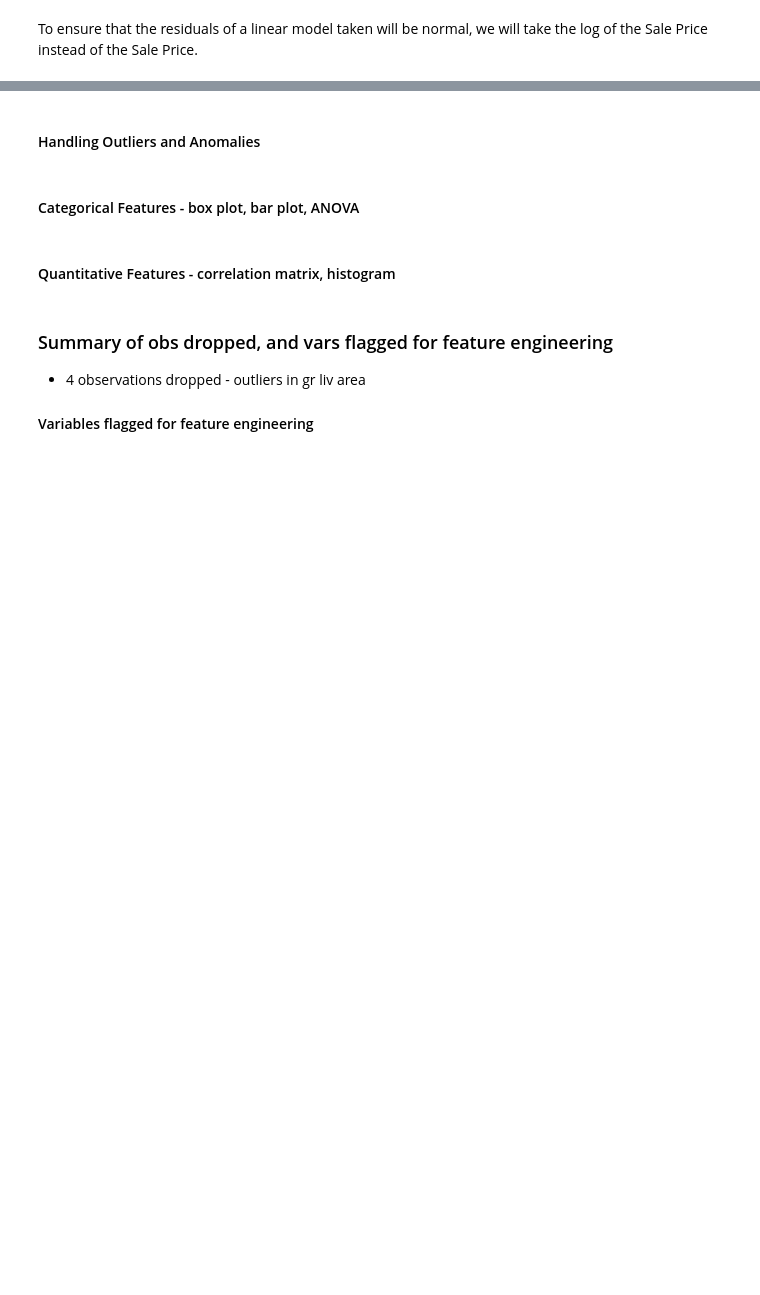
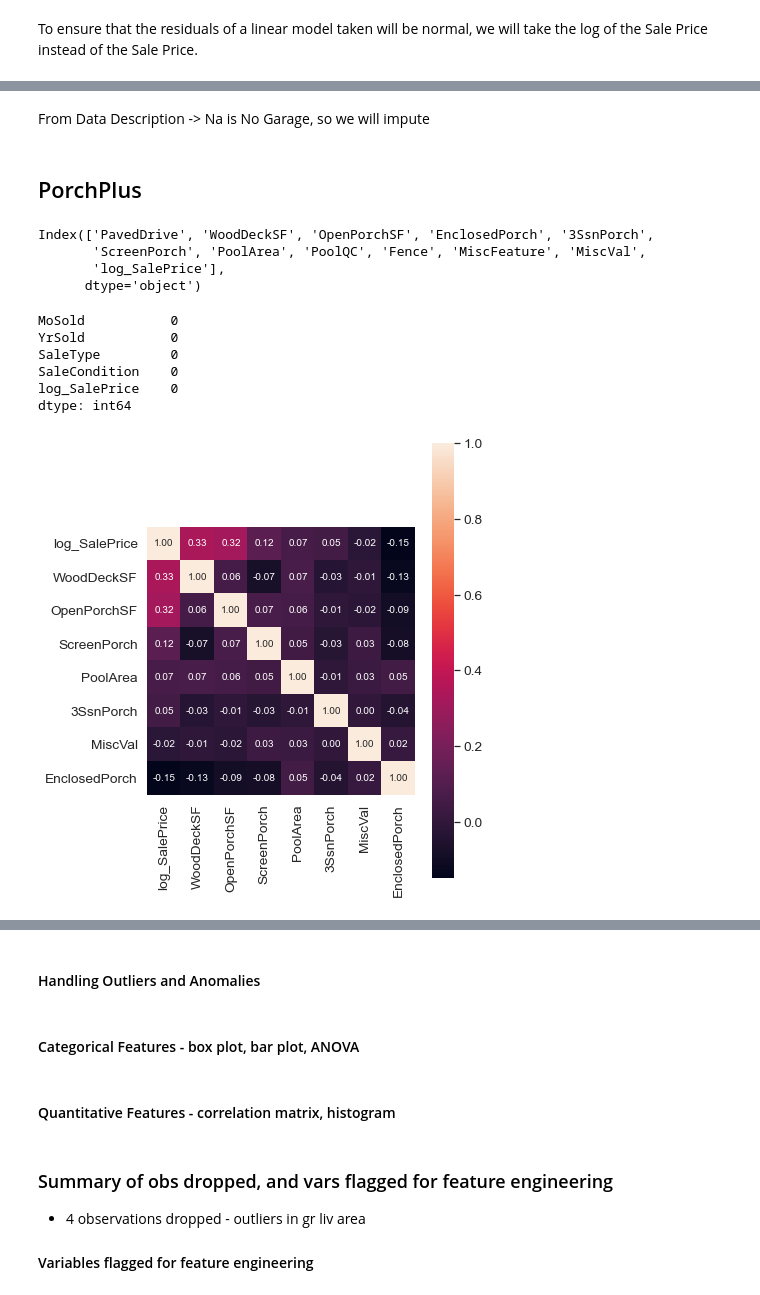
Before and after one commit to aditimayareddy/ameshousing, a Jupyter notebook: Ames_EDA.ipynb, the cells around one changed output, grey strips where cells are left out. Drawn from its saved outputs; the diff is of its cells as text; code cells hidden in the pictures; blank space fills up the shorter version.

```diff
--- a/Ames_EDA.ipynb
+++ b/Ames_EDA.ipynb
@@ -246,0 +331,10 @@ res = stats.probplot(train['GrLivArea'], plot=plt)
+# %%
+#Bucketing variables into lists
+Location = ['MSSubClass','MSZoning', 'MSZoning','LotFrontage', 'LotArea', 'Street', 'Alley', 'LotShape', 'LandContour', 'LotConfig', 'LandSlope', 'Neighborhood', 'Condition1', 'Condition2']
+HouseQual = ['BldgType', 'HouseStyle', 'OverallQual', 'OverallCond', 'YearBuilt','YearRemodAdd', 'RoofStyle','RoofMatl', 'Exterior1st', 'Exterior2nd', 'MasVnrType', 'MasVnrArea', 'ExterQual', 'ExterCond', 'Foundation']
+Basement = ['BsmtQual','BsmtCond','BsmtExposure', 'BsmtFinType1','BsmtFinSF1', 'BsmtFinType2', 'BsmtFinSF2', 'BsmtUnfSF', 'TotalBsmtSF']
+Utilities = ['Utilities', 'Heating', 'HeatingQC', 'CentralAir', 'Electrical']
+IndoorA = ['1stFlrSF', '2ndFlrSF', 'LowQualFinSF', 'GrLivArea', 'BsmtFullBath', 'BsmtHalfBath', 'FullBath', 'HalfBath', 'BedroomAbvGr', 'KitchenAbvGr', 'KitchenQual', 'TotRmsAbvGrd', 'Functional', 'Fireplaces', 'FireplaceQu']
+Garage = ['GarageType', 'GarageYrBlt', 'GarageFinish', 'GarageCars', 'GarageArea', 'GarageQual', 'GarageCond',]
+PorchPlus = ['PavedDrive','WoodDeckSF', 'OpenPorchSF', 'EnclosedPorch', '3SsnPorch', 'ScreenPorch', 'PoolArea', 'PoolQC', 'Fence', 'MiscFeature', 'MiscVal', 'log_SalePrice']
+SaleInfo = ['MoSold','YrSold','SaleType', 'SaleCondition', 'log_SalePrice']
@@ -246,0 +374,35 @@ res = stats.probplot(train['GrLivArea'], plot=plt)
+# %% [markdown]
+From Data Description -> Na is No Garage, so we will impute
+# %% [markdown]
+## PorchPlus
+# %%
+df_pp = train[PorchPlus]
+df_pp.columns
+# %% [output]
+Index(['PavedDrive', 'WoodDeckSF', 'OpenPorchSF', 'EnclosedPorch', '3SsnPorch',
+       'ScreenPorch', 'PoolArea', 'PoolQC', 'Fence', 'MiscFeature', 'MiscVal',
+       'log_SalePrice'],
+      dtype='object')
+# %%
+#Missing Values
+df_sale.isna().sum()
+# %% [output]
+MoSold           0
+YrSold           0
+SaleType         0
+SaleCondition    0
+log_SalePrice    0
+dtype: int64
+# %%
+#correlation matrix
+corrmat = df_pp.corr()
+f, ax = plt.subplots(figsize=(6, 8))
+
+k = 10 #number of variables for heatmap
+cols = corrmat.nlargest(k, 'log_SalePrice')['log_SalePrice'].index
+cm = np.corrcoef(train[cols].values.T)
+sns.set(font_scale=1.25)
+hm = sns.heatmap(cm, cbar=True, annot=True, square=True, fmt='.2f', annot_kws={'size': 10}, yticklabels=cols.values, xticklabels=cols.values)
+plt.show()
+# %% [output]
+[figure, added]
```
Also changed, not shown: parts of 59 cells of this notebook, 1 other file.
